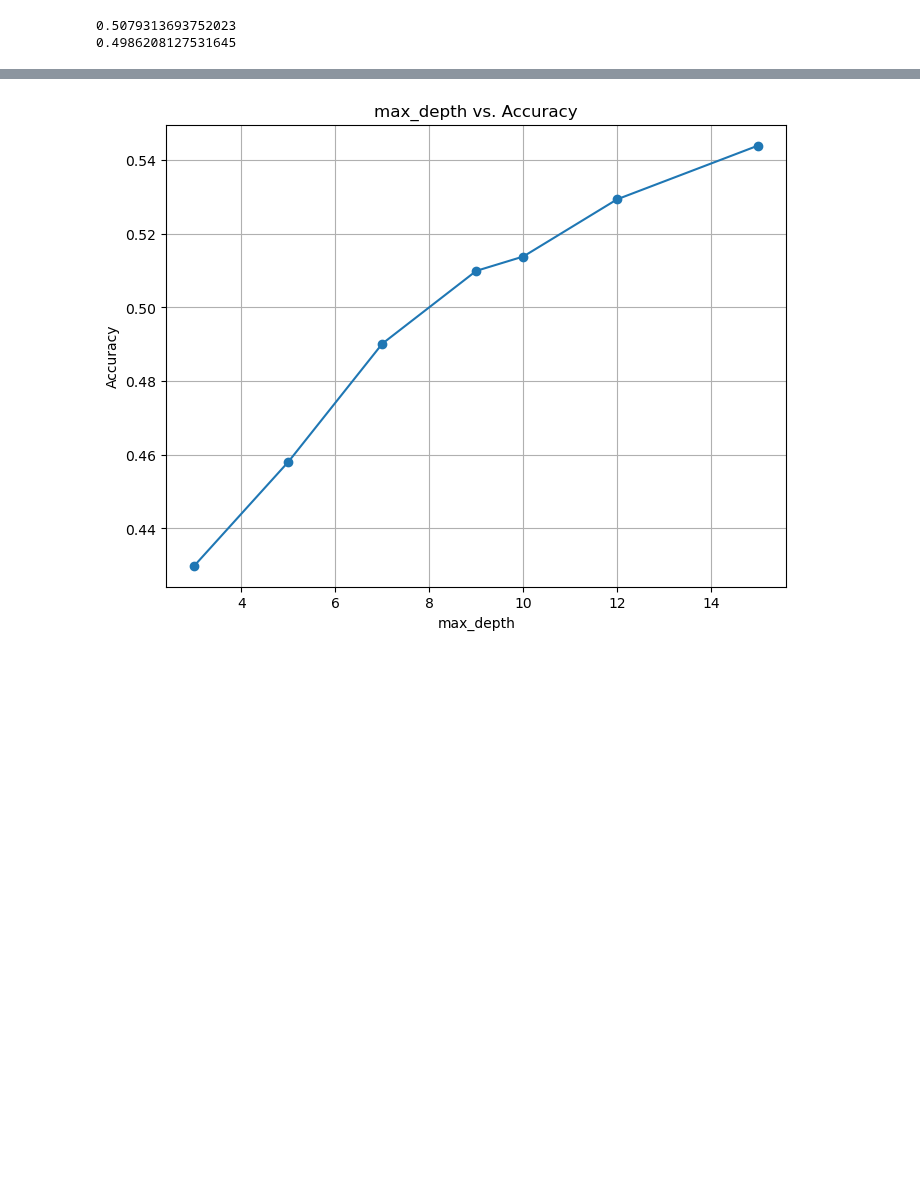
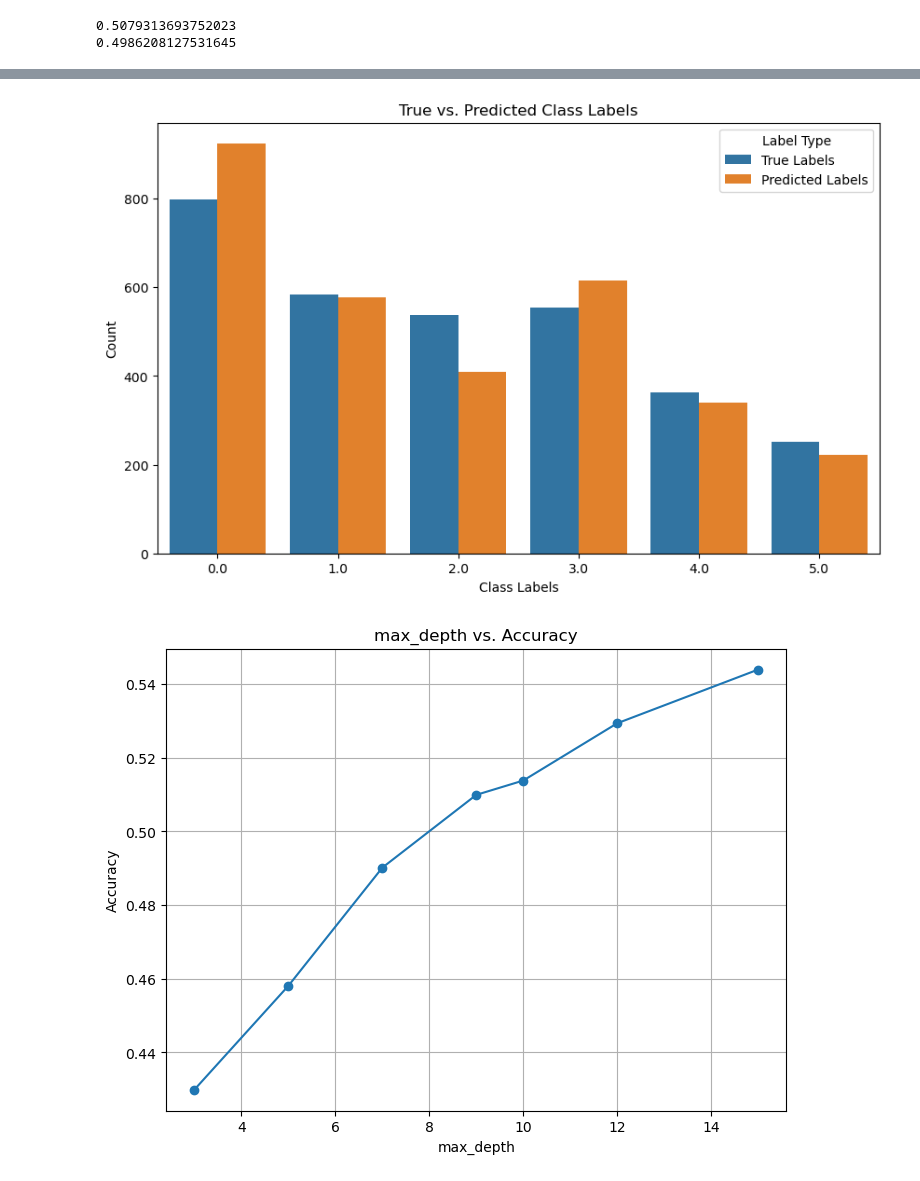
Before and after one commit to michelleeesi/kaggle, a Jupyter notebook: logistic_regression-random_forest.ipynb, the cells around one changed output, grey strips where cells are left out. Saved outputs shown, nothing was run; the diff lists cells and outputs as text; code cells hidden in the pictures; blank space fills up the shorter version.

```diff
--- a/logistic_regression-random_forest.ipynb
+++ b/logistic_regression-random_forest.ipynb
@@ -265,3 +264,22 @@ Accuracy: 0.51
+# %%
+import seaborn as sns
+
+# Create a DataFrame with the true and predicted labels
+df = pd.DataFrame({'True Labels': y_test, 'Predicted Labels': y_pred})
+
+# Melt the DataFrame to long format
+df_melted = pd.melt(df, var_name='Label Type', value_name='Label')
+
+# Plot a side-by-side bar plot
+plt.figure(figsize=(10, 6))
+sns.countplot(x='Label', hue='Label Type', data=df_melted)
+plt.xlabel('Class Labels')
+plt.ylabel('Count')
+plt.title('True vs. Predicted Class Labels')
+plt.legend(title='Label Type')
+plt.show()
+# %% [output]
+[figure, added]
 # %%
 # Draws a paramater vs. accuracy graph for a given parameter for Random Forest
 
```
Also changed, not shown: parts of 2 cells of this notebook.
